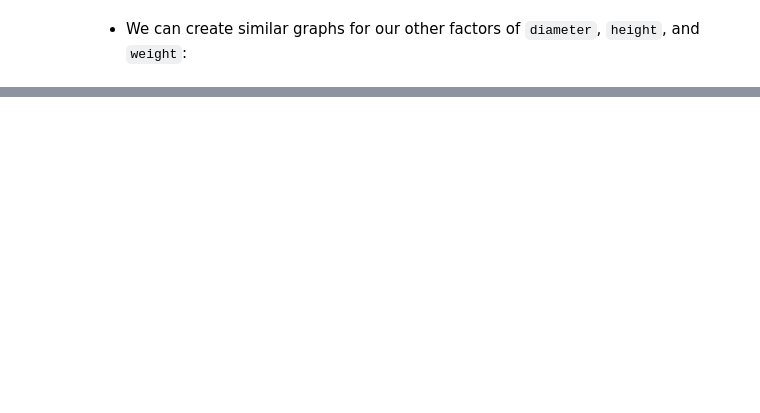
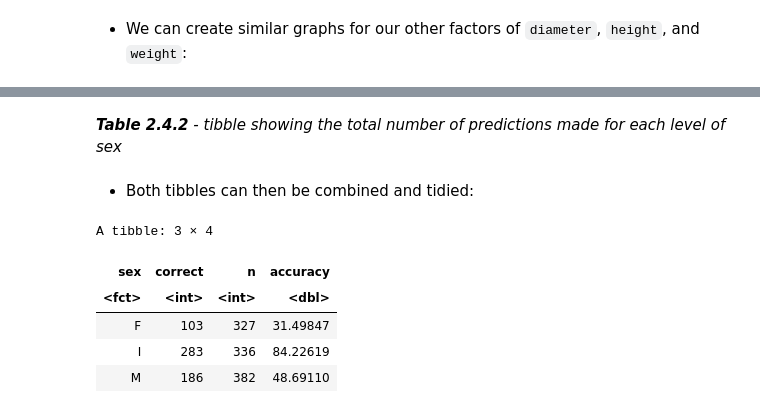
Before and after one commit to mmung3/dsci-100-2022w2-group-22, a Jupyter notebook: group_project_report.ipynb, the cells around one changed output, grey strips where cells are left out. Cells and saved outputs as stored; diff of their text form; code cells hidden in the pictures; blank space fills up the shorter version.

```diff
--- a/group_project_report.ipynb
+++ b/group_project_report.ipynb
@@ -469,0 +418,11 @@ big_plot3
+# %%
+set.seed(3000)
+
+correct_count_by_gender <- abalone_predictions |>
+    mutate(correct = (.pred_class == sex)) |>
+    group_by(sex) |>
+    add_count() |>
+    filter(correct == TRUE) |>
+    summarize(correct = n())
+
+correct_count_by_gender
@@ -469,0 +441,8 @@ big_plot3
+# %%
+prediction_count_by_gender <- abalone_predictions |>
+    mutate(total_sex = sex) |>
+    select(-sex) |>
+    group_by(total_sex) |>
+    count()
+
+prediction_count_by_gender
@@ -469,0 +456,17 @@ big_plot3
+# %% [markdown]
+***Table 2.4.2** - tibble showing the total number of predictions made for each level of sex*
+# %% [markdown]
+* Both tibbles can then be combined and tidied:
+# %%
+accuracy_by_gender <- bind_cols(correct_count_by_gender, prediction_count_by_gender) |>
+    select(sex, correct, n) |>
+    mutate(accuracy = (correct/n)*100)
+
+accuracy_by_gender
+# %% [output]
+A tibble: 3 × 4
+| sex | correct | n | accuracy |
+| <fct> | <int> | <int> | <dbl> |
+| F | 103 | 327 | 31.49847 |
+| I | 283 | 336 | 84.22619 |
+| M | 186 | 382 | 48.69110 |
```
Also changed, not shown: parts of 72 cells of this notebook.
